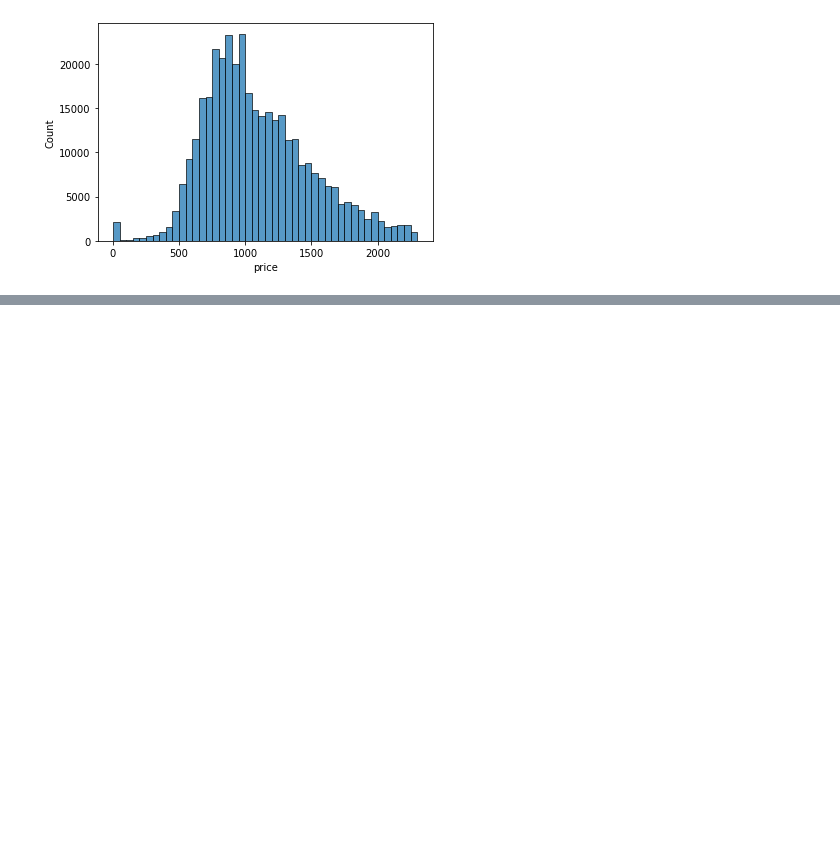
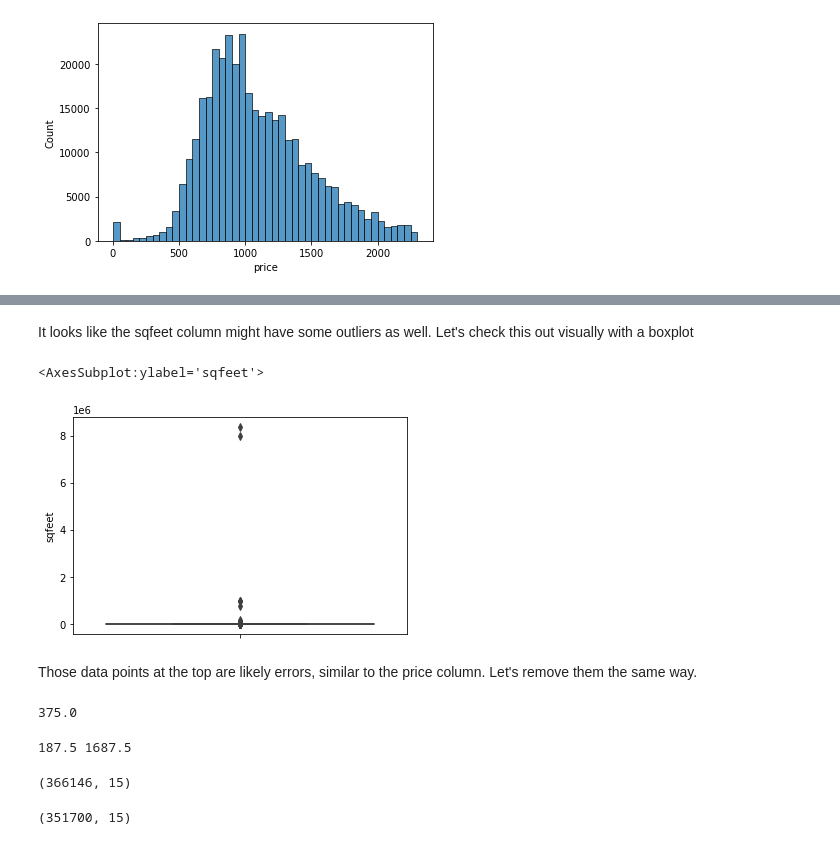
Before and after one commit to moferg/usa-housing-analysis, a Jupyter notebook: usa_housing_analysis.ipynb, the cells around one changed output, grey strips where cells are left out. Cells and saved outputs as stored; diff of their text form; code cells hidden in the pictures; blank space fills up the shorter version.

Commit message:
removed outliers from sqfeet column, created boxplot and histogram

```diff
--- a/usa_housing_analysis.ipynb
+++ b/usa_housing_analysis.ipynb
@@ -127,21 +126,21 @@ df_trimmed.shape
 # %%
 # Use numpy to find the interquartile range
 
-q3 = np.quantile(df_trimmed['price'], 0.75)
-q1 = np.quantile(df_trimmed['price'], 0.25)
-iqr = q3 - q1
+price_q3 = np.quantile(df_trimmed['price'], 0.75)
+price_q1 = np.quantile(df_trimmed['price'], 0.25)
+price_iqr = price_q3 - price_q1
 
-iqr
+price_iqr
 # %% [output]
 590.0
 # %%
 # Create a list of values in df_trimmed.price that fall within our desired range
 
-lower_range = q1 - (1.5*iqr)
-upper_range = q3 + (1.5*iqr)
+price_lower_range = price_q1 - (1.5*price_iqr)
+price_upper_range = price_q3 + (1.5*price_iqr)
 
 list_no_outliers = [x for x in df_trimmed['price'] if (
-    (x > lower_range) & (x < upper_range))]
+    (x > price_lower_range) & (x < price_upper_range))]
 # %%
 # Convert list_no_outliers to a series
 
@@ -178,9 +177,9 @@ price_no_outliers.shape
 # %%
 # Create a mask to filter out outliers, then check shape of new df to ensure it matches amount from above cell
 
-outlier_mask = (df_trimmed.price > lower_range) & (df_trimmed.price < upper_range)
+price_outlier_mask = (df_trimmed.price > price_lower_range) & (df_trimmed.price < price_upper_range)
 
-df_no_outliers = df_trimmed[outlier_mask]
+df_no_outliers = df_trimmed[price_outlier_mask]
 
 df_no_outliers.shape
 # %% [output]
@@ -192,0 +204,40 @@ sns.histplot(df_no_outliers.price, binwidth=50)
+# %% [markdown]
+It looks like the sqfeet column might have some outliers as well. Let's check this out visually with a boxplot
+# %%
+sns.boxplot(y=df_no_outliers.sqfeet)
+# %% [output]
+<AxesSubplot:ylabel='sqfeet'>
+[figure, added]
+# %% [markdown]
+Those data points at the top are likely errors, similar to the price column. Let's remove them the same way.
+# %%
+sqfeet_q3 = np.quantile(df_no_outliers['sqfeet'], 0.75)
+sqfeet_q1 = np.quantile(df_no_outliers['sqfeet'], 0.25)
+sqfeet_iqr = sqfeet_q3 - sqfeet_q1
+
+sqfeet_iqr
+# %% [output]
+375.0
+# %%
+sqfeet_lower_range = sqfeet_q1 - (1.5 * sqfeet_iqr)
+sqfeet_upper_range = sqfeet_q3 + (1.5 * sqfeet_iqr)
+
+print(sqfeet_lower_range, sqfeet_upper_range)
+# %% [output]
+187.5 1687.5
+# %%
+# Check the shape of the DF before altering
+
+df_no_outliers.shape
+# %% [output]
+(366146, 15)
+# %%
+# Use another mask to get rid of outlier, then check shape of DF to ensure outliers were removed
+
+sqfeet_outlier_mask = (df_no_outliers.sqfeet > sqfeet_lower_range) & (df_no_outliers.sqfeet < sqfeet_upper_range)
+
+df_no_outliers = df_no_outliers[sqfeet_outlier_mask]
+
+df_no_outliers.shape
+# %% [output]
+(351700, 15)
```
Also changed, not shown: parts of 8 cells of this notebook.
